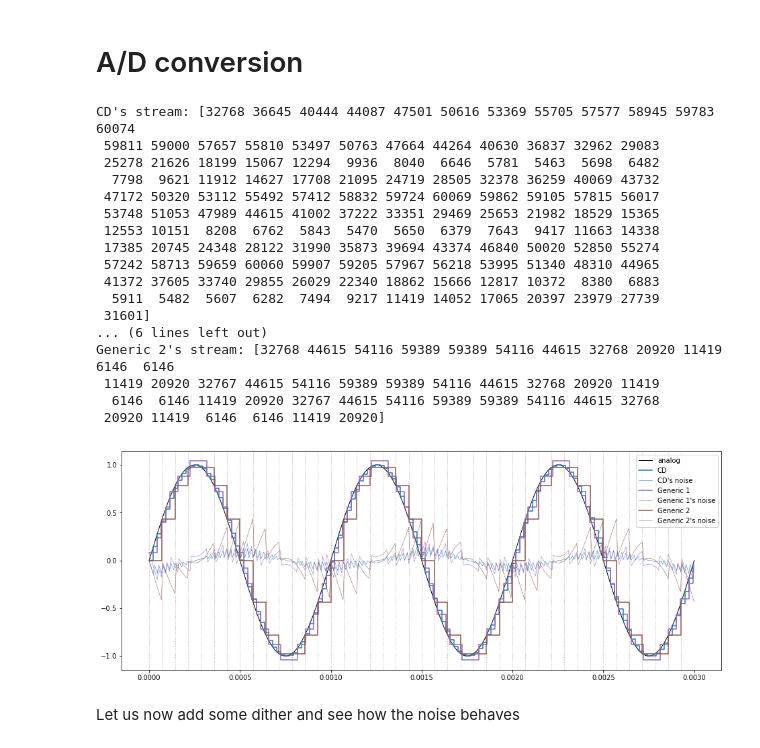
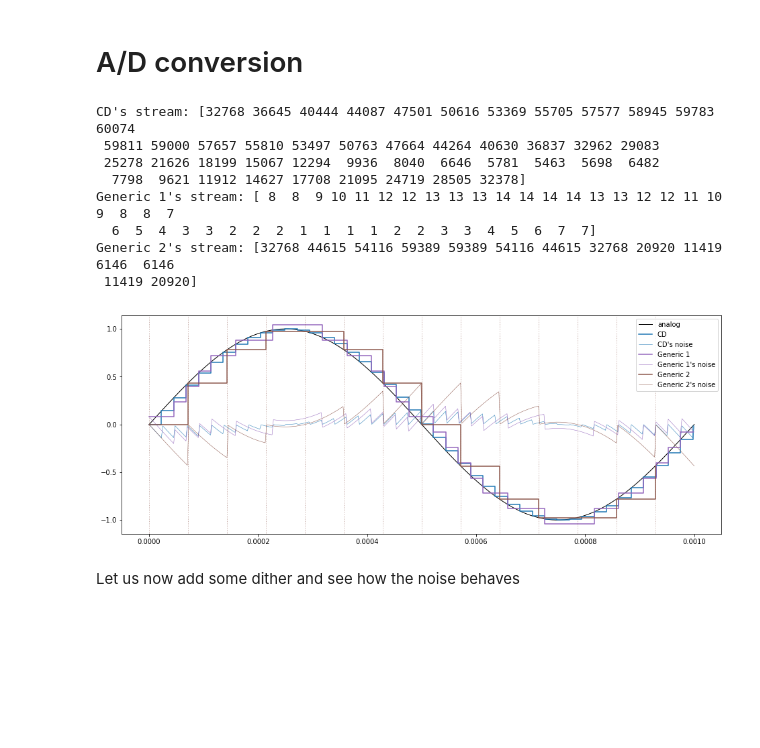
Before and after one commit to marcondos/signal, a Jupyter notebook: sampling.ipynb, the cells around one changed output. Drawn from its saved outputs; the diff is of its cells as text; code cells hidden in the pictures; blank space fills up the shorter version.

```diff
--- a/sampling.ipynb
+++ b/sampling.ipynb
@@ -32,39 +32,31 @@ GenericPCM_2 = waves.PCMSampler('Generic 2', 14000, 16) # Same CD resolution, lo
 # %%
 f = 1e3 # 1KHz
 audio = waves.AnalogSineWave('analog', f, gain=1, phase=0)
-n_waves = 3
+n_waves = 1
 length = n_waves * 1/f
 
-audio.plot(length, plt, color='k', lw=1)
-CD.sample(audio, length, plt, lw=1.5)
+noise_nodither = {}
+noise_nodither['time_domain'] = audio.plot(length, plt, color='k', lw=1)
+_, _, _, noise_nodither[CD.label] = CD.sample(audio, length, plt, lw=1.5)
 ##SACD.sample(audio, length, plt, color='b', lw=1.5)
 #DVDA.sample(audio, length, plt, color='g', lw=1.5)
 #BDA.sample(audio, length, plt, color='m', lw=1.5)
-GenericPCM_1.sample(audio, length, plt, lw=1.5)
-GenericPCM_2.sample(audio, length, plt, lw=1.5)
+_, _, _, noise_nodither[GenericPCM_1.label] = GenericPCM_1.sample(audio, length, plt, lw=1.5)
+_, _, _, noise_nodither[GenericPCM_2.label] = GenericPCM_2.sample(audio, length, plt, lw=1.5)
 [plt.axvline(t, color=GenericPCM_2.color, lw=1, ls=':', alpha=0.5) for t in np.arange(0, length, GenericPCM_2.sampling_interval)]
 #[plt.axhline(A, color='b', lw=1, ls=':', alpha=0.5) for A in np.linspace(audio.Amin, audio.Amax, GenericPCM.levels)]
-plt.legend()
+plt.legend();
 plt.gcf().set_size_inches(16, 6)
 # %% [output]
 CD's stream: [32768 36645 40444 44087 47501 50616 53369 55705 57577 58945 59783 60074
  59811 59000 57657 55810 53497 50763 47664 44264 40630 36837 32962 29083
  25278 21626 18199 15067 12294  9936  8040  6646  5781  5463  5698  6482
-  7798  9621 11912 14627 17708 21095 24719 28505 32378 36259 40069 43732
- 47172 50320 53112 55492 57412 58832 59724 60069 59862 59105 57815 56017
- 53748 51053 47989 44615 41002 37222 33351 29469 25653 21982 18529 15365
- 12553 10151  8208  6762  5843  5470  5650  6379  7643  9417 11663 14338
- 17385 20745 24348 28122 31990 35873 39694 43374 46840 50020 52850 55274
- 57242 58713 59659 60060 59907 59205 57967 56218 53995 51340 48310 44965
- 41372 37605 33740 29855 26029 22340 18862 15666 12817 10372  8380  6883
-  5911  5482  5607  6282  7494  9217 11419 14052 17065 20397 23979 27739
- 31601]
-... (6 lines left out)
+  7798  9621 11912 14627 17708 21095 24719 28505 32378]
+Generic 1's stream: [ 8  8  9 10 11 12 12 13 13 13 14 14 14 14 13 13 12 12 11 10  9  8  8  7
+  6  5  4  3  3  2  2  2  1  1  1  1  2  2  3  3  4  5  6  7  7]
 Generic 2's stream: [32768 44615 54116 59389 59389 54116 44615 32768 20920 11419  6146  6146
- 11419 20920 32767 44615 54116 59389 59389 54116 44615 32768 20920 11419
-  6146  6146 11419 20920 32767 44615 54116 59389 59389 54116 44615 32768
- 20920 11419  6146  6146 11419 20920]
+ 11419 20920]
-[figure, old version]
+[figure, new version]
 # %% [markdown]
 Let us now add some dither and see how the noise behaves
 # %%
```
Also changed, not shown: parts of 4 cells of this notebook.
